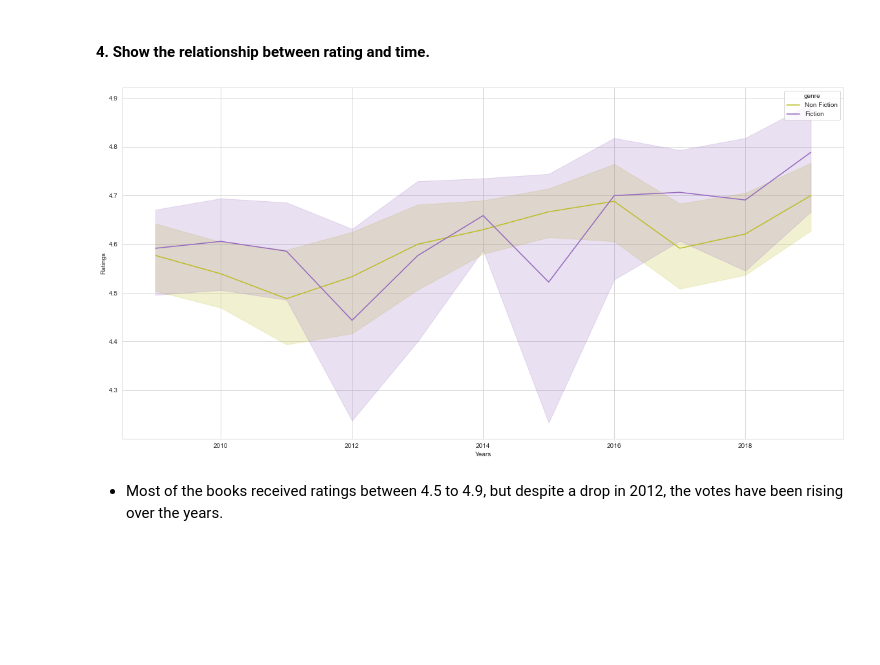
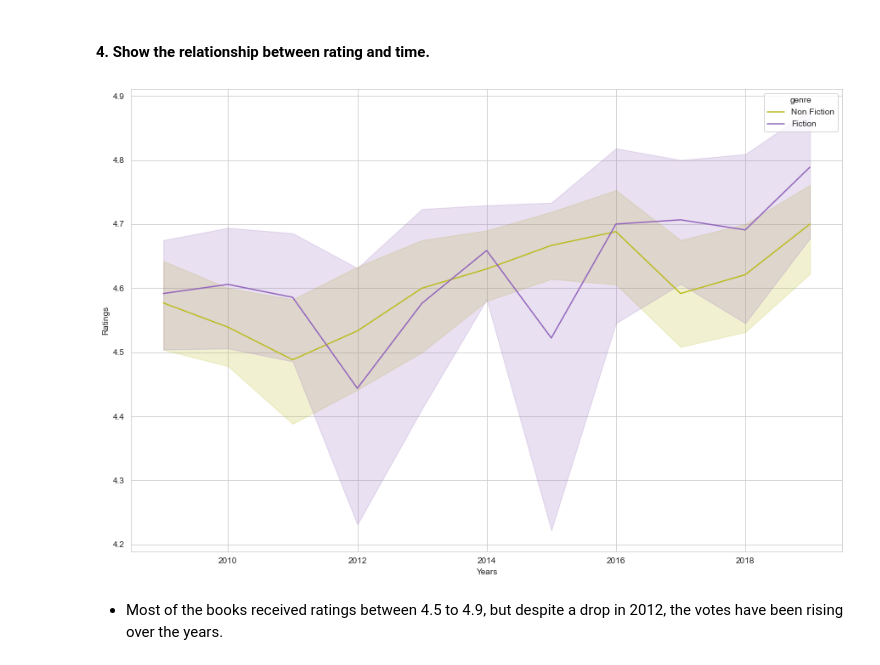
Before and after one commit to lau-ont/EDA-Amazon-Bestseller-Books, a Jupyter notebook: 2-Visualization.ipynb, the cells around one changed output. Cells and saved outputs as stored; diff of their text form; code cells hidden in the pictures; blank space fills up the shorter version.

```diff
--- a/2-Visualization.ipynb
+++ b/2-Visualization.ipynb
@@ -30,6 +30,6 @@ from matplotlib.gridspec import GridSpec
 # %% [markdown]
 ### 2. Loading the Dataset:
 # %%
-df = pd.read_csv("datos/bestsellers1.csv",  index_col= 0)
+df = pd.read_csv("files/bestsellers1.csv")
 df.head()
 # %% [output]
@@ -178,13 +173,13 @@ orden_maxim
 # %% [markdown]
 #### 4. Show the relationship between rating and time.
 # %%
-fig = plt.figure(figsize=(20,10))
+fig = plt.figure(figsize=(15,10))
 
 sns.lineplot(y=df.user_rating, x=df.year, hue=df.genre, palette=["C8", "C4"])
 plt.ylabel("Ratings")
 plt.xlabel("Years");
 # %% [output]
-[figure, old version]
+[figure, new version]
 # %% [markdown]
 - Most of the books received ratings between 4.5 to 4.9, but despite a drop in 2012, the votes have been rising over the years.
 # %% [markdown]
```
Also changed, not shown: parts of 5 cells of this notebook, 9 other files.
